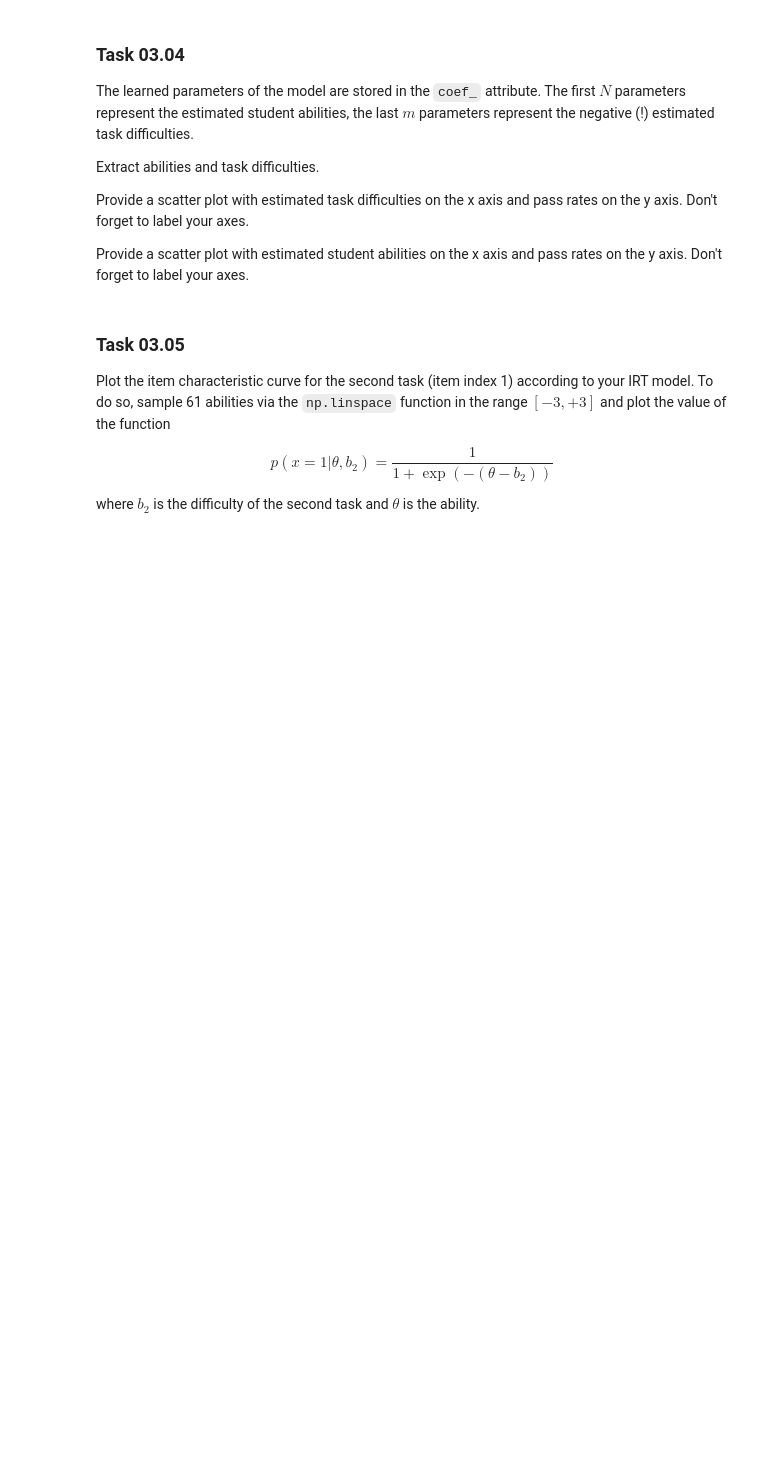
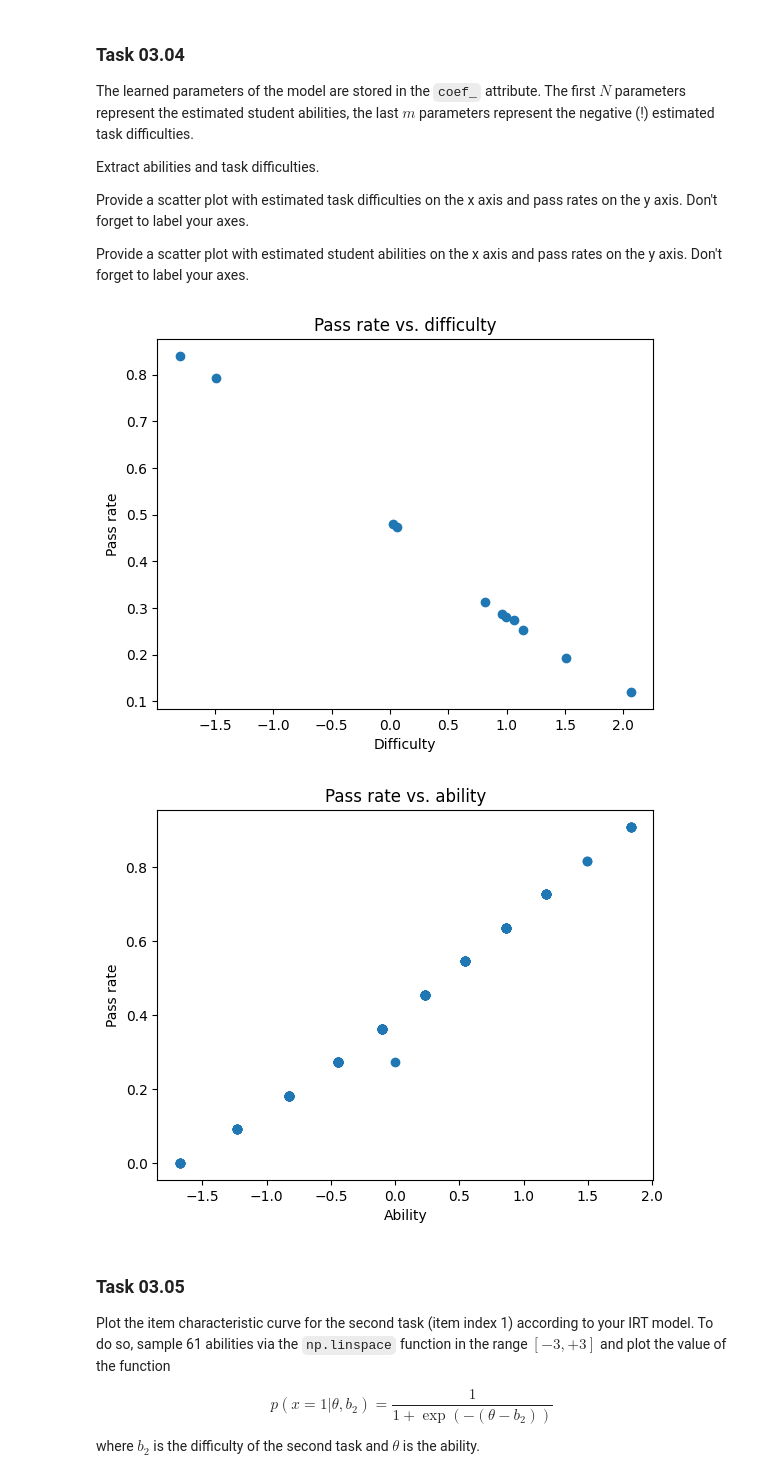
Before and after one commit to bhunecke/data-mining, a Jupyter notebook: sheet03/sheet03.ipynb, the cells around one changed output. Drawn from its saved outputs; the diff is of its cells as text; code cells hidden in the pictures; blank space fills up the shorter version.

Commit message:
added tasks 2 to 4

```diff
--- a/sheet03/sheet03.ipynb
+++ b/sheet03/sheet03.ipynb
@@ -73,9 +73,27 @@ Right now, our data is in the form of an $N \times m$ matrix, where $N$ is the n
 
 1. Prepare a $(N \cdot m) \times (N + m)$ matrix `Xlogreg` where each row represents a student-task combination. All entries are zero except for the entries `Xlogreg[i*m+j, i] = 1`, `Xlogreg[i*m+j, N+j] = 1` for all $i \in \{0, \ldots, N-1\}$ and all $j \in \{0, \ldots, m\}$. This is the feature matrix for our logistic regression.
 2. Prepare a vector `ylogreg` with $N \cdot m$ entries where each entry represents a student-task combination and `ylogreg[i*m+j] = X[i, j]` for all $i \in \{0, \ldots, N-1\}$ and all $j \in \{0, \ldots, m\}$.
+# %%
+Xlogreg = np.zeros((N*m, N+m))
+for i in range(N-1):
+    for j in range(m):
+        Xlogreg[i*m+j, i] = 1
+        Xlogreg[i*m+j, N+j] = 1
+
+ylogreg = np.zeros(N*m)
+for i in range(N-1):
+    for j in range(m):
+        ylogreg[i*m+j] = X[i,j]
 # %% [markdown]
 ### Task 03.03
 
 Use the new format of the data to train an [sklearn.linear_model.LogisticRegression](https://scikit-learn.org/stable/modules/generated/sklearn.linear_model.LogisticRegression.html) model with `penalty = 'l2'`, `C = 1.0`, and `fit_intercept = False`.
 
 Report the accuracy of the model by printing the output of the `score` function of the model.
+# %%
+from sklearn.linear_model import LogisticRegression
+
+logreg = LogisticRegression(penalty='l2', C=1.0, fit_intercept=False)
+logreg.fit(Xlogreg, ylogreg)
+
+print("Score:", logreg.score(Xlogreg, ylogreg))
@@ -89,6 +109,25 @@ Extract abilities and task difficulties.
 Provide a scatter plot with estimated task difficulties on the x axis and pass rates on the y axis. Don't forget to label your axes.
 
 Provide a scatter plot with estimated student abilities on the x axis and pass rates on the y axis. Don't forget to label your axes.
+# %%
+coefficients = np.transpose(logreg.coef_)
+abilities = coefficients[:N]
+difficulties = -coefficients[N:]
+
+plt.scatter(difficulties, pass_rate_tasks)
+plt.title('Pass rate vs. difficulty')
+plt.xlabel('Difficulty')
+plt.ylabel('Pass rate')
+plt.show()
+
+plt.scatter(abilities, pass_rate_students)
+plt.title('Pass rate vs. ability')
+plt.xlabel('Ability')
+plt.ylabel('Pass rate')
+plt.show()
+# %% [output]
+[figure, added]
+[figure, added]
 # %% [markdown]
 ### Task 03.05
 
```
Also changed, not shown: parts of 1 cell of this notebook.
